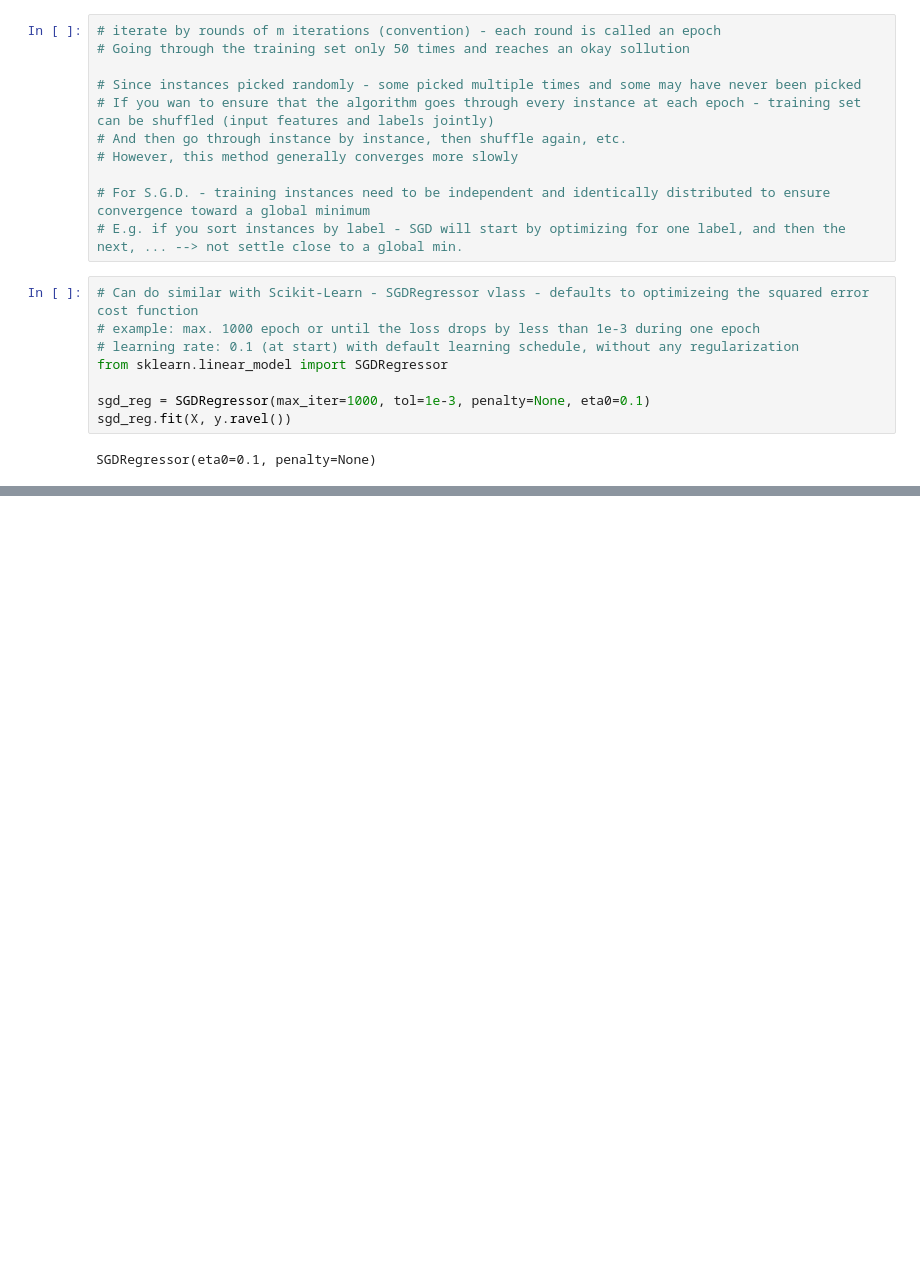
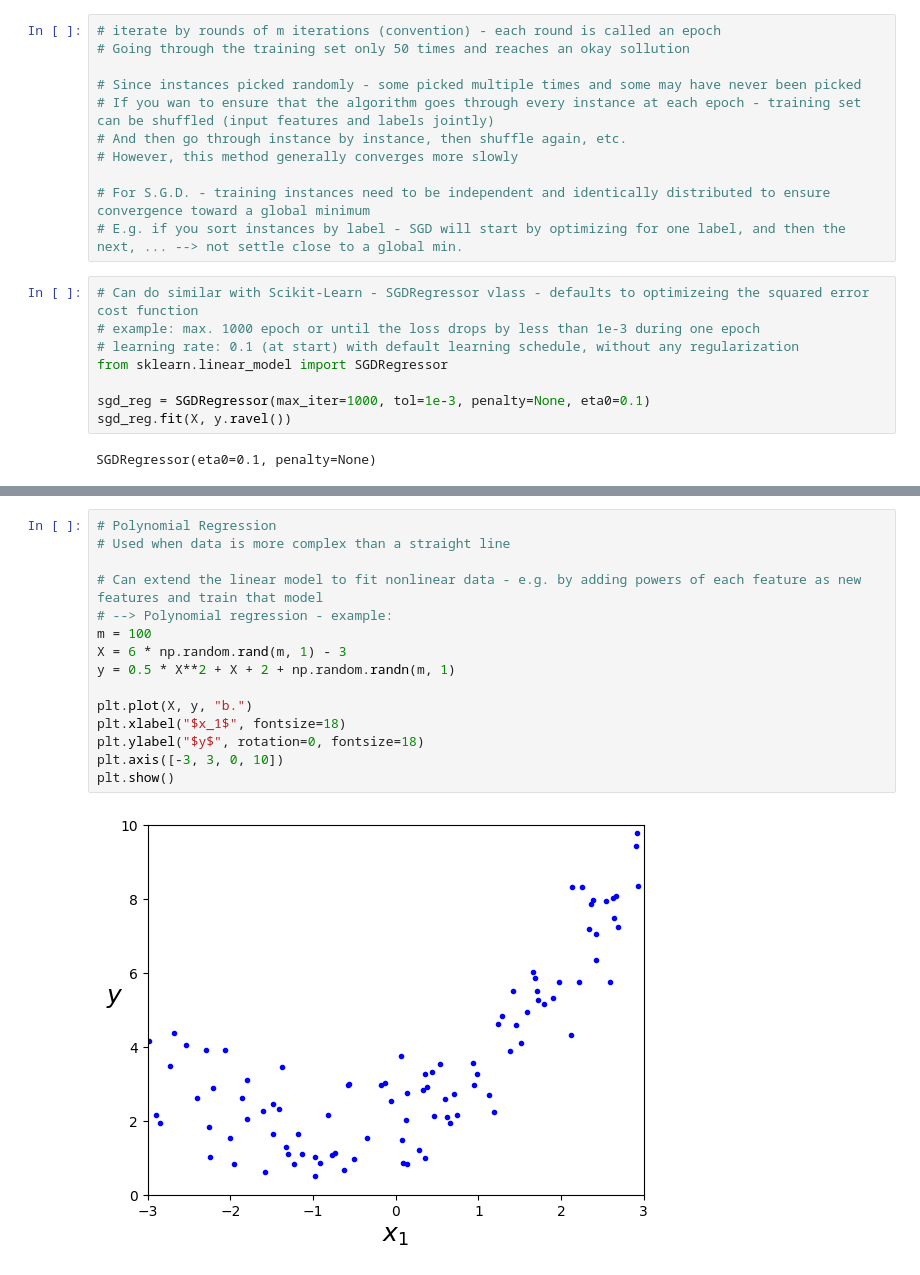
Before and after one commit to jonskerlj/ml_review, a Jupyter notebook: 04_Training_Models.ipynb, the cells around one changed output, grey strips where cells are left out. Saved outputs shown, nothing was run; the diff lists cells and outputs as text; blank space fills up the shorter version.

```diff
--- a/04_Training_Models.ipynb
+++ b/04_Training_Models.ipynb
@@ -236,0 +302,17 @@ sgd_reg.intercept_, sgd_reg.coef_
+# %%
+# Polynomial Regression
+# Used when data is more complex than a straight line
+
+# Can extend the linear model to fit nonlinear data - e.g. by adding powers of each feature as new features and train that model
+# --> Polynomial regression - example:
+m = 100
+X = 6 * np.random.rand(m, 1) - 3
+y = 0.5 * X**2 + X + 2 + np.random.randn(m, 1)
+
+plt.plot(X, y, "b.")
+plt.xlabel("$x_1$", fontsize=18)
+plt.ylabel("$y$", rotation=0, fontsize=18)
+plt.axis([-3, 3, 0, 10])
+plt.show()
+# %% [output]
+[figure, added]
```
Also changed, not shown: parts of 42 cells of this notebook.
